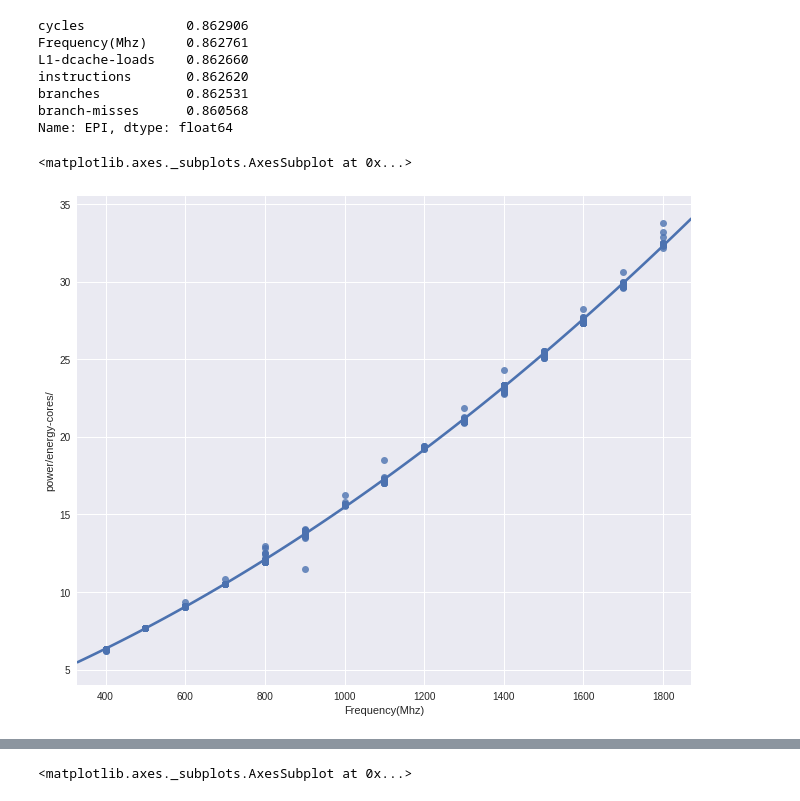
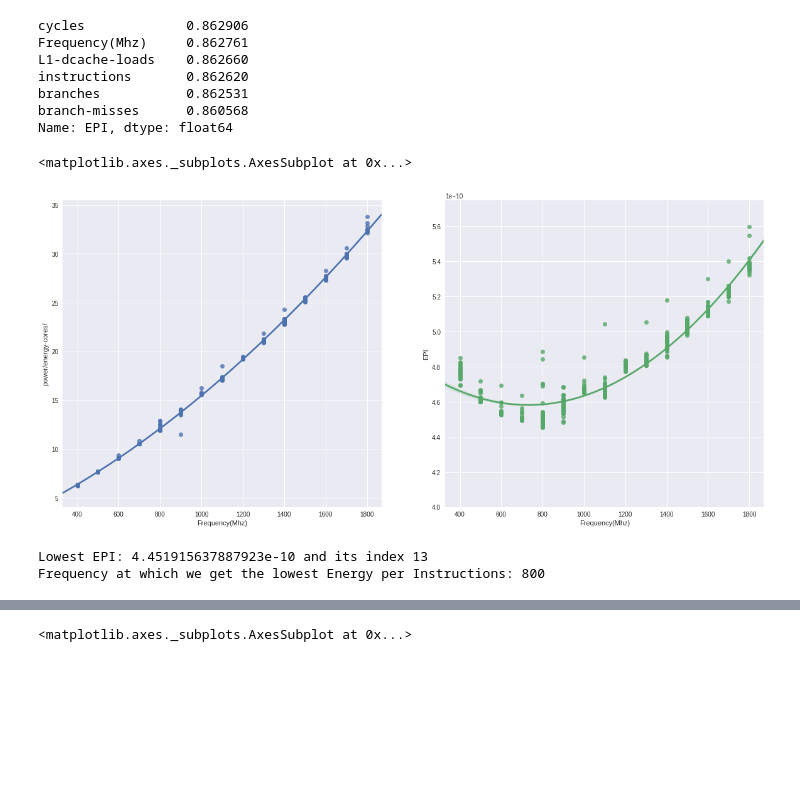
Before and after one commit to rahulunair/perf_scripts, a Jupyter notebook: EA-CPU-full-stress-power-frequency.ipynb, the cells around one changed output, grey strips where cells are left out. Drawn from its saved outputs; the diff is of its cells as text; code cells hidden in the pictures; blank space fills up the shorter version.

Commit message:
Added a quick EA of inital Perf data

```diff
--- a/EA-CPU-full-stress-power-frequency.ipynb
+++ b/EA-CPU-full-stress-power-frequency.ipynb
@@ -11,3 +11,4 @@ fdf = pd.read_csv("./log/processed/EPI_ALL.csv", index_col=0)
 # %%
 fdf = fdf.sort_values("Frequency(Mhz)")
 fdf.head()
+fdf["EPI2"] = fdf["EPI"]/fdf["instructions"]
@@ -80,9 +74,20 @@ branch-misses      0.860568
 Name: EPI, dtype: float64
 # %%
 #Let's try to do a scatter plot between frequency and EPI
-f, ax = plt.subplots(figsize=(11, 9))
-sns.regplot(x="Frequency(Mhz)", y="power/energy-cores/", data=fdf, order=2, ax=ax)
+fig, axs = plt.subplots(ncols=2, figsize=(20, 9))
+axs[1].set(ylim=(4e-10, 5.75e-10))
+sns.regplot(x="Frequency(Mhz)", y="power/energy-cores/", data=fdf, order=2, ax=axs[0])
+sns.regplot(x=fdf["Frequency(Mhz)"], y = fdf["EPI"], order=2, ax=axs[1],)
 # %% [output]
 <matplotlib.axes._subplots.AxesSubplot at 0x...>
-[figure, old version]
+[figure, new version]
+# %%
+# find the frequency that gives lowest epi
+lowest_epi = fdf.EPI.min()
+freq = fdf[fdf.EPI ==  lowest_epi]["Frequency(Mhz)"]
+print("Lowest EPI: {} and its index {}".format(lowest_epi, np.argmin(fdf.EPI)))
+print ("Frequency at which we get the lowest Energy per Instructions: {}".format(freq.values[0]))
+# %% [output]
+Lowest EPI: 4.451915637887923e-10 and its index 13
+Frequency at which we get the lowest Energy per Instructions: 800
 # %%
```
Also changed, not shown: parts of 5 cells of this notebook, 1 other file.
